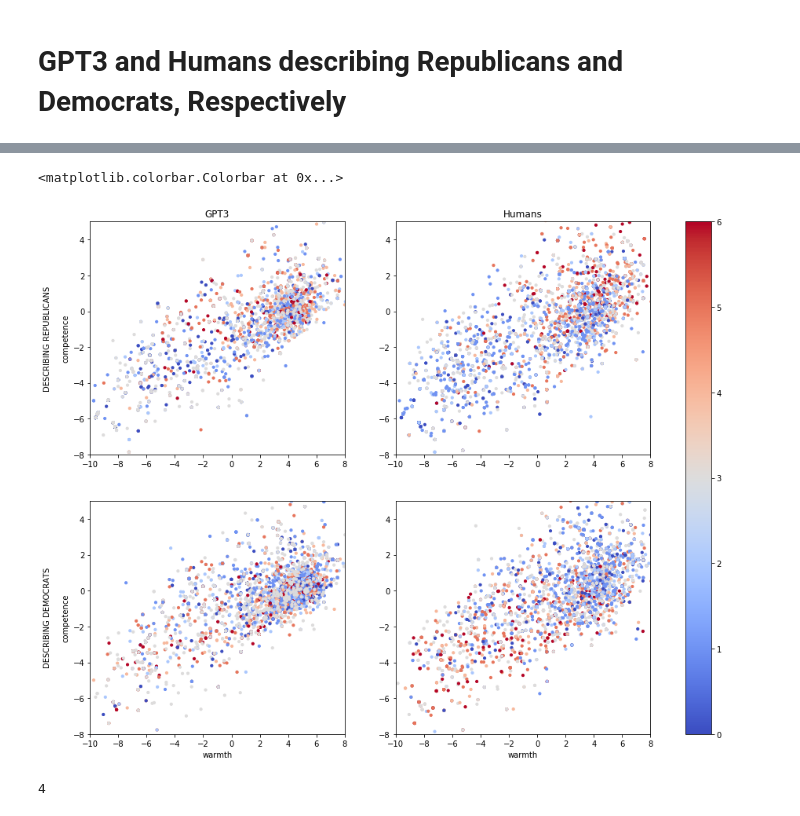
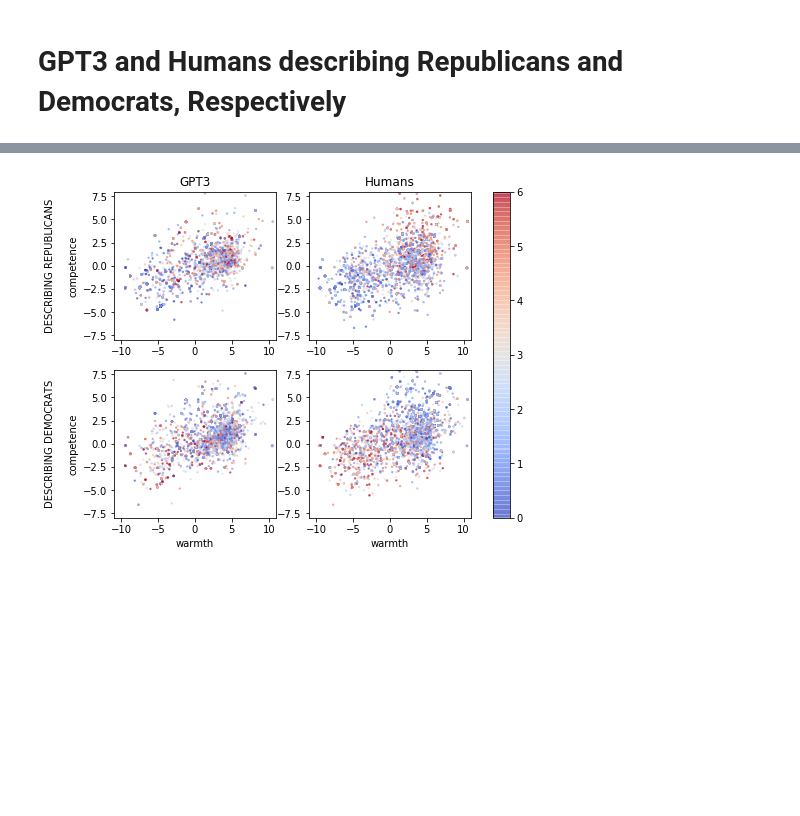
Before and after one commit to chrisrytting/persuasion, a Jupyter notebook: glove_embeddings.ipynb, the cells around one changed output, grey strips where cells are left out. Cells and saved outputs as stored; diff of their text form; code cells hidden in the pictures; blank space fills up the shorter version.

```diff
--- a/glove_embeddings.ipynb
+++ b/glove_embeddings.ipynb
@@ -799,8 +804,8 @@ plt.show()
 # %%
-# hrcompvec = hrvec(compvec)
-# hrwarmthvec = hrvec(warmthvec)
-# hridea = hrvec(idea)
-# hrwora = hrvec(wora)
+hrcompvec = hrvec(compvec)
+hrwarmthvec = hrvec(warmthvec)
+hridea = hrvec(idea)
+hrwora = hrvec(wora)
 # %%
 plt.rcParams['figure.figsize'] = [16,12]
 
@@ -827,8 +834,8 @@ plt.show()
 # %%
-# hdcompvec = hdvec(compvec)
-# hdwarmthvec = hdvec(warmthvec)
-# hdidea = hdvec(idea)
-# hdwora = hdvec(wora)
+hdcompvec = hdvec(compvec)
+hdwarmthvec = hdvec(warmthvec)
+hdidea = hdvec(idea)
+hdwora = hdvec(wora)
 # %%
 plt.rcParams['figure.figsize'] = [16,12]
 
@@ -855,15 +864,18 @@ plt.show()
 # %%
-plt.rcParams['figure.figsize'] = [16,12]
+plt.rcParams['figure.figsize'] = [8,6]
 
 jitter = 0.0
 
 fig, axs = plt.subplots(2,2)
 plt.rcParams['figure.figsize'] = [16,12]
 
-s = 10
-a = 1
+s = 2
+a = 0.5
 xlab = 'warmth'
 ylab = 'competence'
+
+ylow, yhigh = -8,8
+xlow,xhigh = -11,11
 
 tmpcomp = grcompvec
 tmpwarmth = grwarmthvec
@@ -874,47 +886,45 @@ colors = [ ideo_mapper[x] for x in tmpidea]
 sct =axs[0,0].scatter(tmpcomp+jitter*np.random.randn(NW), tmpwarmth+jitter*np.random.randn(NW), s=s,alpha=a, c=colors,cmap='coolwarm')
 axs[0,0].set_title("GPT3")
 axs[0,0].set(ylabel="DESCRIBING REPUBLICANS\n\n"+ylab)
-axs[0,0].set_ylim([-8,5])
-axs[0,0].set_xlim([-10,8])
+axs[0,0].set_ylim([ylow,yhigh])
+axs[0,0].set_xlim([xlow,xhigh])
 
 tmpcomp = gdcompvec
 tmpwarmth = gdwarmthvec
 tmpidea = gdidea
 tmpwora = gdwora
 NW = len(tmpcomp)
 colors = [ ideo_mapper[x] for x in tmpidea]
 sct = axs[1,0].scatter(tmpcomp+jitter*np.random.randn(NW), tmpwarmth+jitter*np.random.randn(NW), s=s,alpha=a, c=colors,cmap='coolwarm')
 axs[1,0].set(xlabel=xlab, ylabel="DESCRIBING DEMOCRATS\n\n"+ylab)
-axs[1,0].set_ylim([-8,5])
-axs[1,0].set_xlim([-10,8])
+axs[1,0].set_ylim([ylow,yhigh])
+axs[1,0].set_xlim([xlow,xhigh])
 
 tmpcomp = hrcompvec
 tmpwarmth = hrwarmthvec
 tmpidea = hridea
 tmpwora = hrwora
 NW = len(tmpcomp)
 colors = [ ideo_mapper[x] for x in tmpidea]
 sct = axs[0,1].scatter(tmpcomp+jitter*np.random.randn(NW), tmpwarmth+jitter*np.random.randn(NW), s=s,alpha=a, c=colors,cmap='coolwarm')
 axs[0,1].set_title('Humans')
-axs[0,1].set_ylim([-8,5])
-axs[0,1].set_xlim([-10,8])
+axs[0,1].set_ylim([ylow,yhigh])
+axs[0,1].set_xlim([xlow,xhigh])
 
 tmpcomp = hdcompvec
 tmpwarmth = hdwarmthvec
 tmpidea = hdidea
 tmpwora = hdwora
 NW = len(tmpcomp)
 colors = [ ideo_mapper[x] for x in tmpidea]
 sct = axs[1,1].scatter(tmpcomp+jitter*np.random.randn(NW), tmpwarmth+jitter*np.random.randn(NW), s=s,alpha=a, c=colors,cmap='coolwarm')
 axs[1,1].set(xlabel=xlab)
-axs[1,1].set_ylim([-8,5])
-axs[1,1].set_xlim([-10,8])
+axs[1,1].set_ylim([ylow,yhigh])
+axs[1,1].set_xlim([xlow,xhigh])
 
 fig.colorbar(sct, ax=axs[:,:])
+# fig.tight_layout()
+
+plt.savefig(f'figs/2x2.pdf', bbox_inches='tight', dpi=300)
 # %% [output]
-<matplotlib.colorbar.Colorbar at 0x...>
-[figure, old version]
+[figure, new version]
-# %%
-len(axs.flat)
-# %% [output]
-4
```
Also changed, not shown: parts of 17 cells of this notebook.
